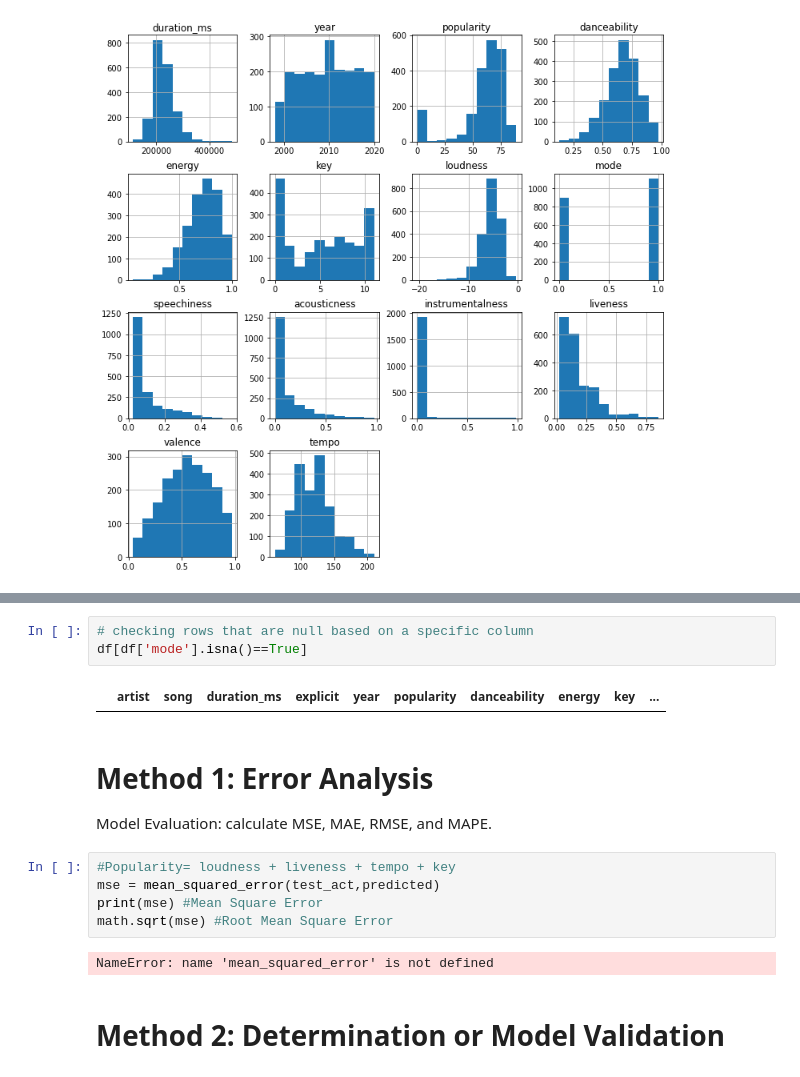
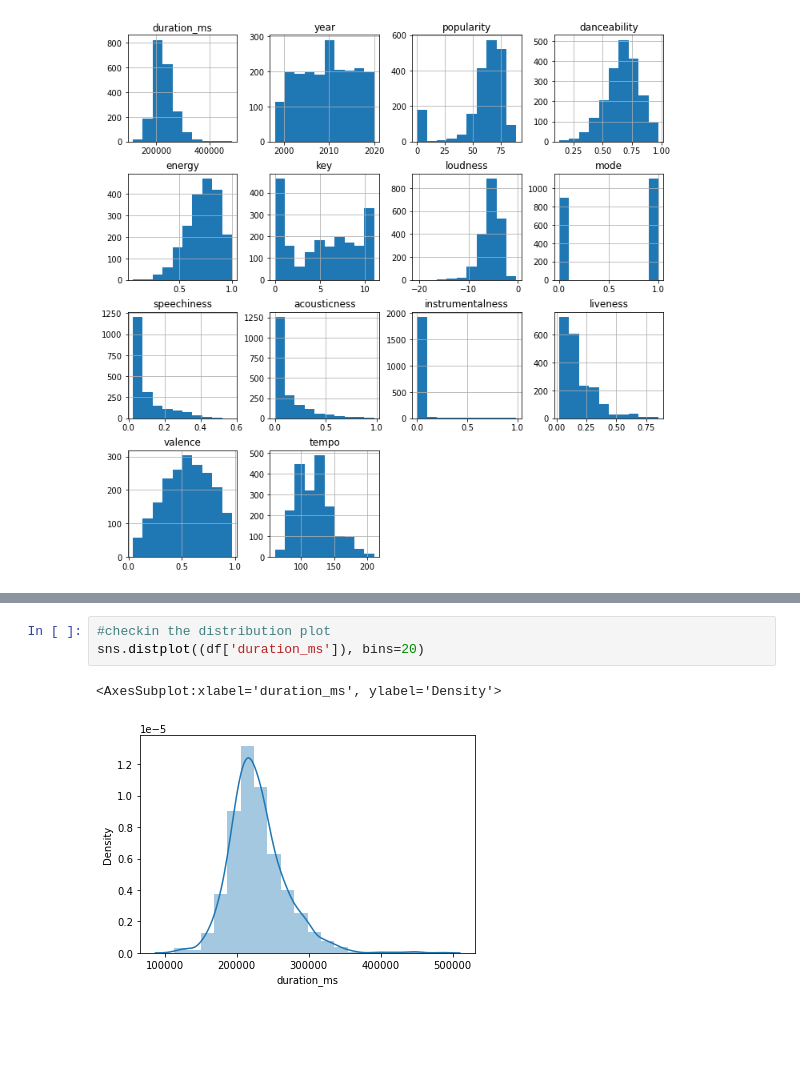
Before and after one commit to Pulpkoki/Mid-Term-Project, a Jupyter notebook: Music Popularity Prediction Model.ipynb, the cells around one changed output, grey strips where cells are left out. Saved outputs shown, nothing was run; the diff lists cells and outputs as text; blank space fills up the shorter version.

```diff
--- a/Music Popularity Prediction Model.ipynb
+++ b/Music Popularity Prediction Model.ipynb
@@ -180,17 +368,6 @@ grid = sns.PairGrid(data=df, vars=list(df.columns), size = 4)
-# %%
-# checking rows that are null based on a specific column
-df[df['mode'].isna()==True]
-# %% [output]
-|  | artist | song | duration_ms | explicit | year | popularity | danceability | energy | key | ... |
-# %% [markdown]
-# Method 1: Error Analysis
-Model Evaluation: calculate MSE, MAE, RMSE, and MAPE.
-# %%
-#Popularity= loudness + liveness + tempo + key
-mse = mean_squared_error(test_act,predicted)
-print(mse) #Mean Square Error
-math.sqrt(mse) #Root Mean Square Error
-# %% [output]
-NameError: name 'mean_squared_error' is not defined
-# %% [markdown]
-# Method 2: Determination or Model Validation
+# %%
+#checkin the distribution plot
+sns.distplot((df['duration_ms']), bins=20)
+# %% [output]
+<AxesSubplot:xlabel='duration_ms', ylabel='Density'>
+[figure, added]
```
Also changed, not shown: parts of 42 cells of this notebook, 3 other files.
